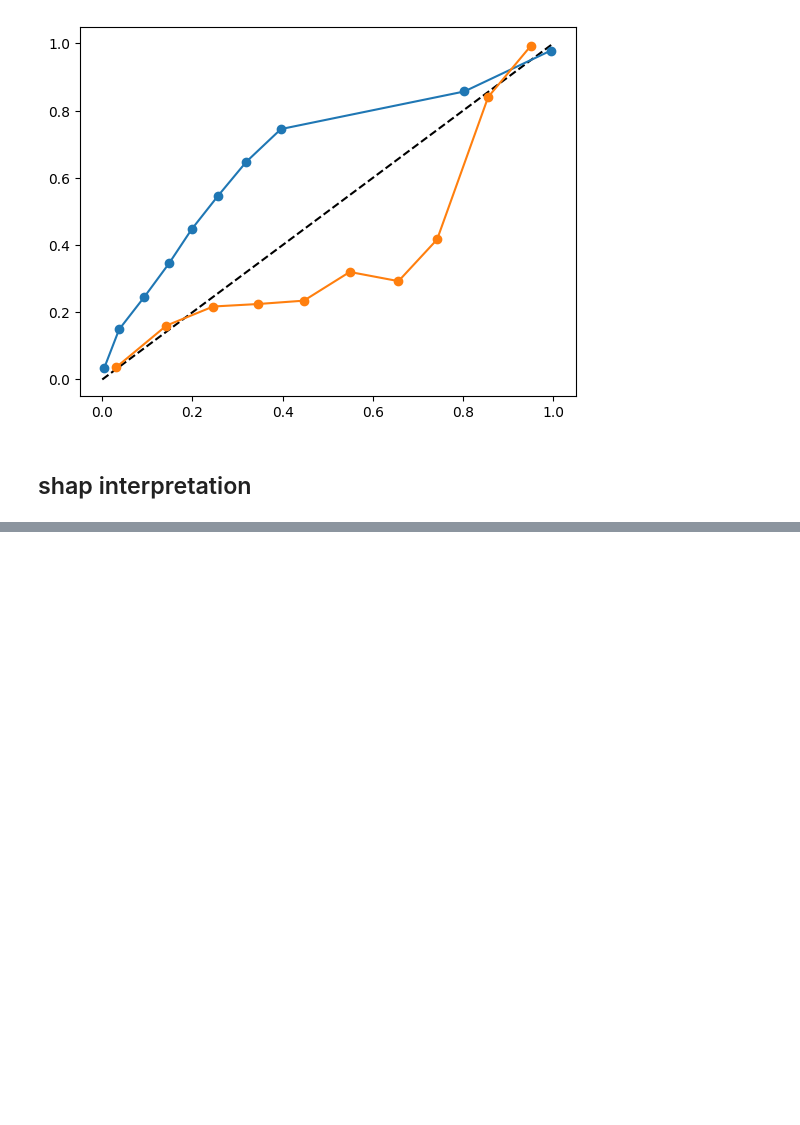
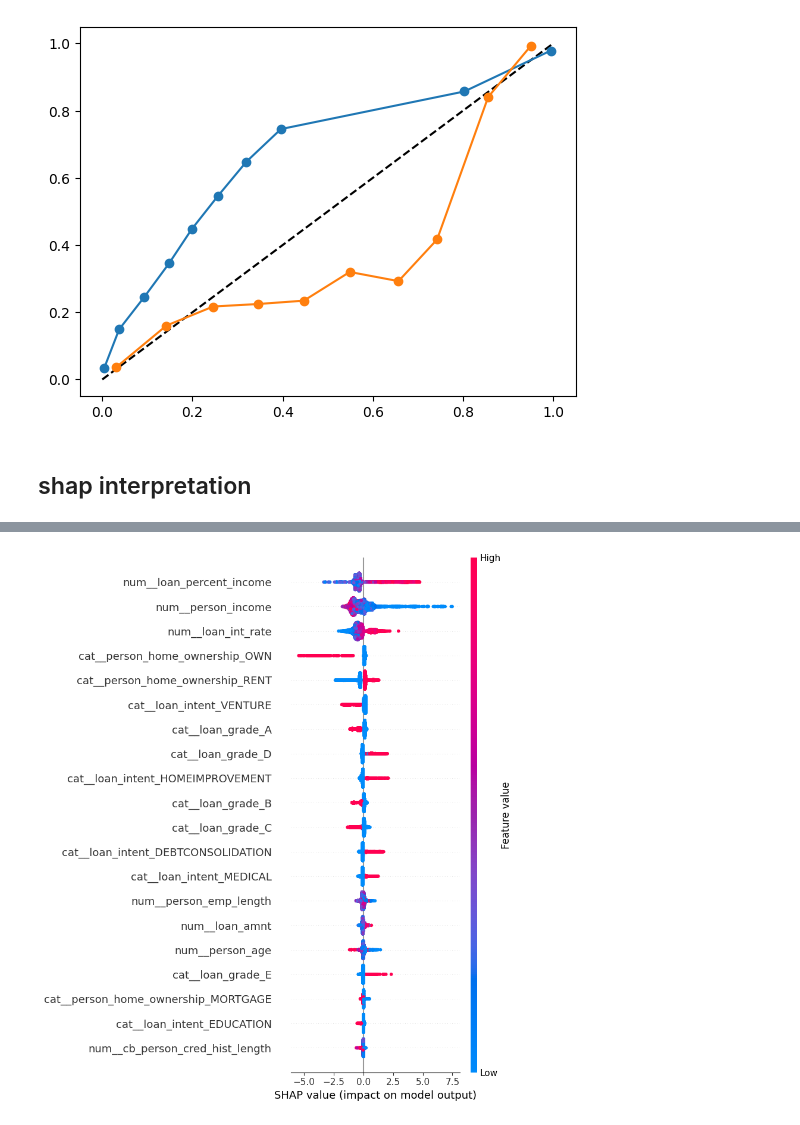
Before and after one commit to sumran58/credit_risk_analysis, a Jupyter notebook: credit_risk.ipynb, the cells around one changed output, grey strips where cells are left out. Drawn from its saved outputs; the diff is of its cells as text; code cells hidden in the pictures; blank space fills up the shorter version.

Commit message:
local and global explanation

```diff
--- a/credit_risk.ipynb
+++ b/credit_risk.ipynb
@@ -641,0 +677,2 @@ plt.plot(
+# %%
+feature_names=xgb_model.named_steps['preprocessor'].get_feature_names_out()
@@ -641,0 +696,7 @@ plt.plot(
+# %%
+x_test_df=pd.DataFrame(x_test_transformed,columns=feature_names)
+# %%
+explainer=shap.TreeExplainer(xgb_classifier)
+# %%
+shap_values=explainer.shap_values(x_test_df)
+shap_values
@@ -641,0 +718,5 @@ plt.plot(
+# %%
+#golobal explanation
+shap.summary_plot(shap_values,x_test_df)
+# %% [output]
+[figure, added]
```
Also changed, not shown: parts of 15 cells of this notebook.
